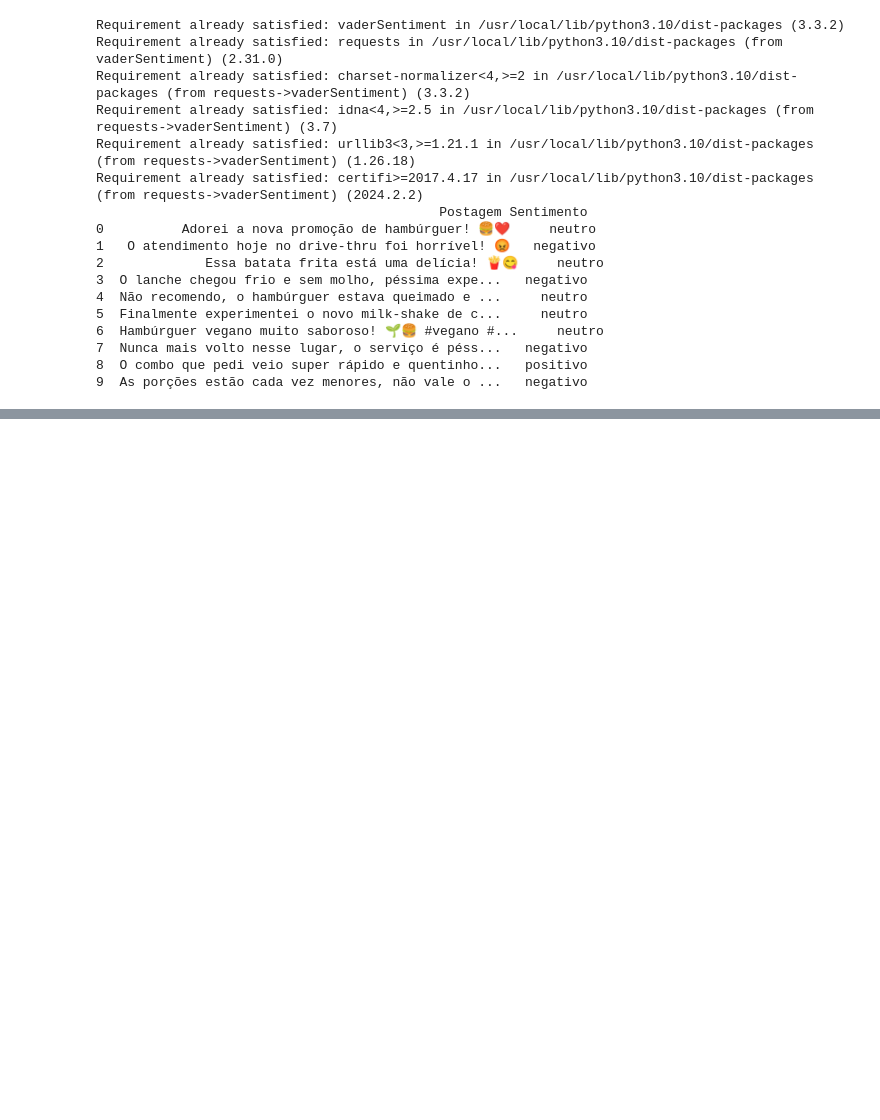
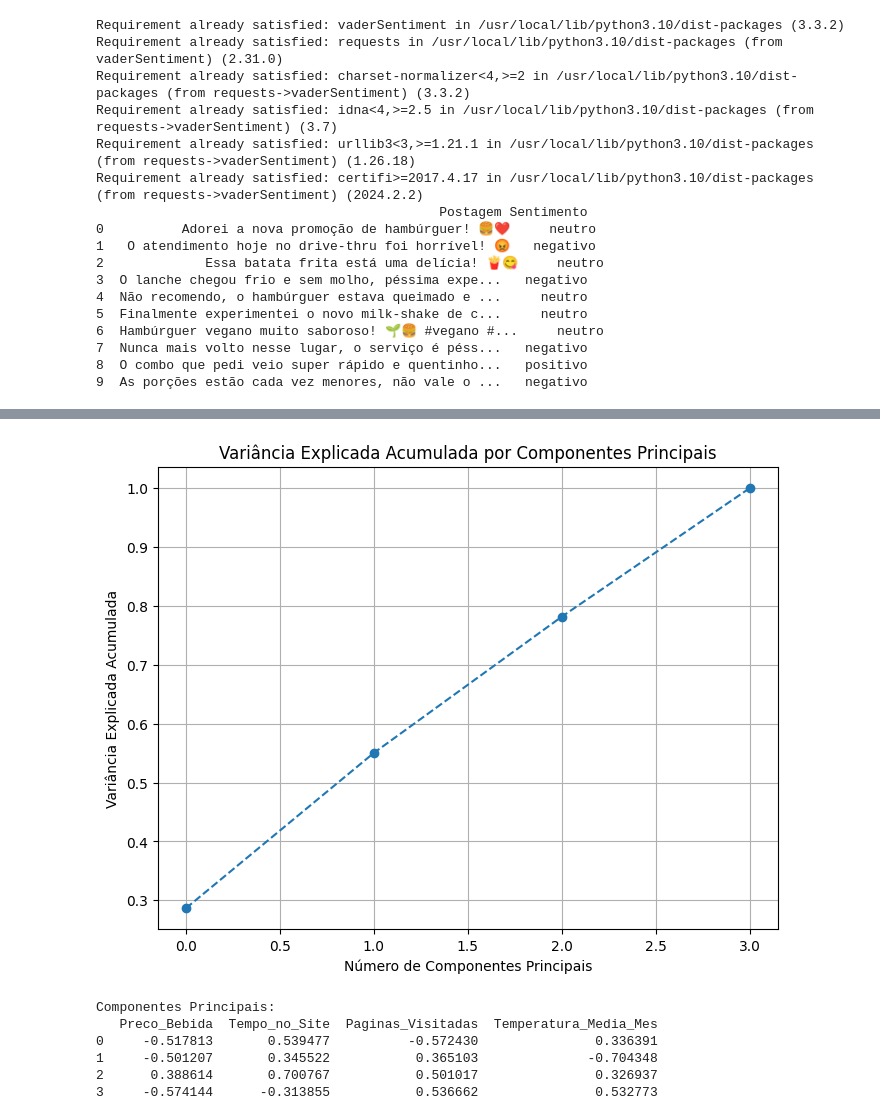
Before and after one commit to wallingson12/data-science, a Jupyter notebook: Data science.ipynb, the cells around one changed output, grey strips where cells are left out. Drawn from its saved outputs; the diff is of its cells as text; code cells hidden in the pictures; blank space fills up the shorter version.

```diff
--- a/Data science.ipynb
+++ b/Data science.ipynb
@@ -793,0 +195,47 @@ Requirement already satisfied: certifi>=2017.4.17 in /usr/local/lib/python3.10/d
+# %%
+
+import pandas as pd
+import numpy as np
+from sklearn.decomposition import PCA
+from sklearn.preprocessing import StandardScaler
+import matplotlib.pyplot as plt
+
+# Utilizando o DataFrame existente
+# Vamos usar apenas as variáveis numéricas relevantes para a análise de PCA
+
+# Selecionando variáveis para PCA
+X = df[['Preco_Bebida', 'Tempo_no_Site', 'Paginas_Visitadas', 'Temperatura_Media_Mes']]
+
+# Padronizando os dados
+scaler = StandardScaler()
+X_scaled = scaler.fit_transform(X)
+
+# Aplicando PCA
+pca = PCA()
+pca.fit(X_scaled)
+
+# Variância explicada por cada componente
+explained_variance_ratio = pca.explained_variance_ratio_
+
+# Plotando o gráfico de variância explicada acumulada
+plt.figure(figsize=(8, 6))
+plt.plot(np.cumsum(explained_variance_ratio), marker='o', linestyle='--')
+plt.title('Variância Explicada Acumulada por Componentes Principais')
+plt.xlabel('Número de Componentes Principais')
+plt.ylabel('Variância Explicada Acumulada')
+plt.grid(True)
+plt.show()
+
+# Componentes Principais
+components = pd.DataFrame(pca.components_, columns=X.columns)
+
+print("\nComponentes Principais:")
+print(components)
+# %% [output]
+[figure, added]
+Componentes Principais:
+   Preco_Bebida  Tempo_no_Site  Paginas_Visitadas  Temperatura_Media_Mes
+0     -0.517813       0.539477          -0.572430               0.336391
+1     -0.501207       0.345522           0.365103              -0.704348
+2      0.388614       0.700767           0.501017               0.326937
+3     -0.574144      -0.313855           0.536662               0.532773
```
Also changed, not shown: parts of 42 cells of this notebook.
